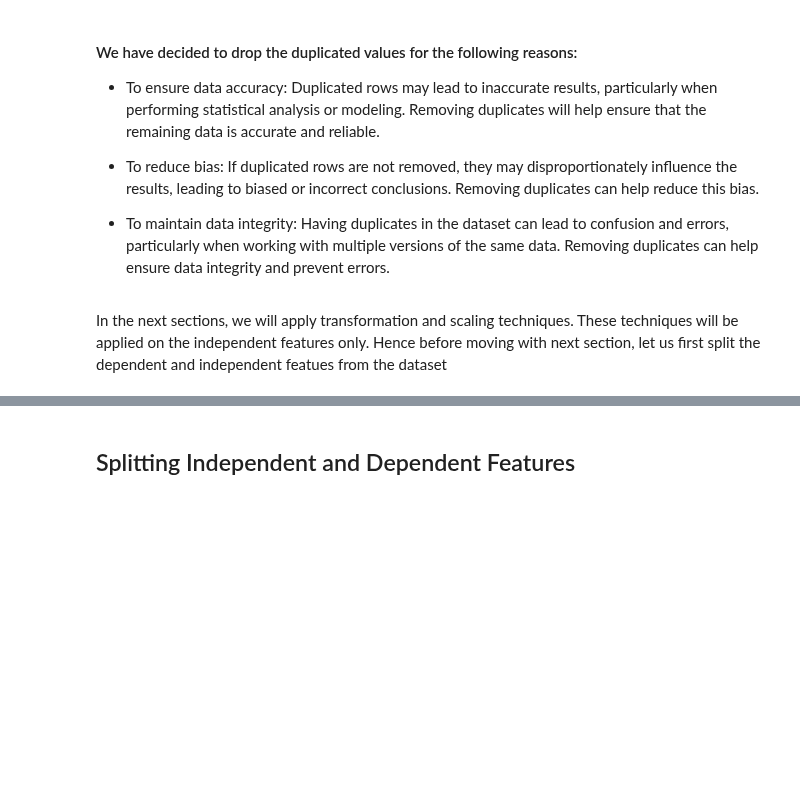
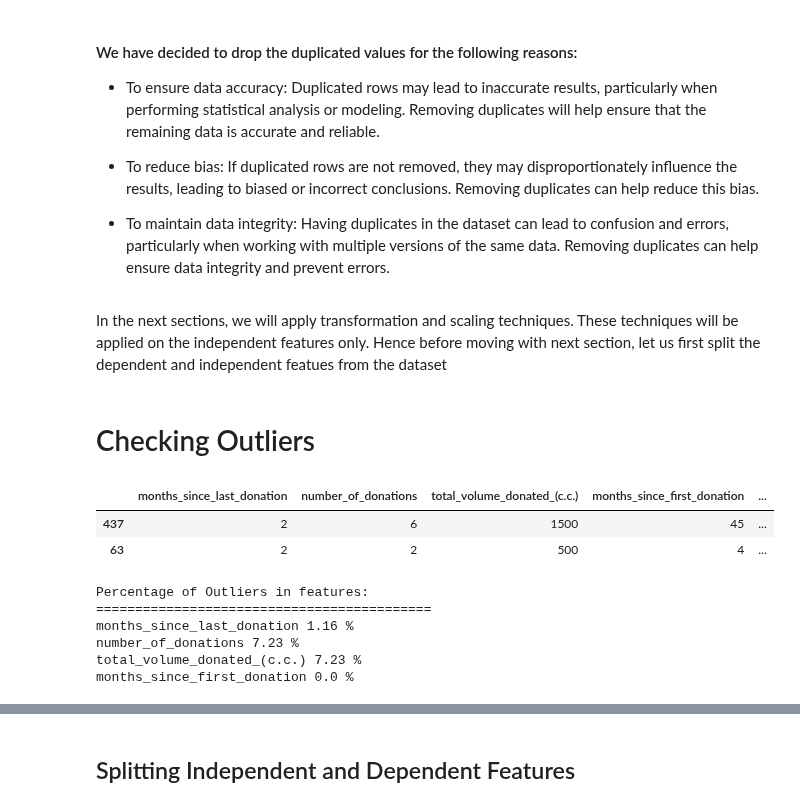
Before and after one commit to mdushetwar/Blood-Donation-Prediction, a Jupyter notebook: BloodDonationPred.ipynb, the cells around one changed output, grey strips where cells are left out. Drawn from its saved outputs; the diff is of its cells as text; code cells hidden in the pictures; blank space fills up the shorter version.

Commit message:
Outlier detection added

```diff
--- a/BloodDonationPred.ipynb
+++ b/BloodDonationPred.ipynb
@@ -439,3 +445,5 @@ train.drop_duplicates(inplace=True)
 test.drop_duplicates(inplace=True)
 # %% [markdown]
 In the next sections, we will apply transformation and scaling techniques. These techniques will be applied on the independent features only. Hence before moving with next section, let us first split the dependent and independent featues from the dataset
+# %% [markdown]
+# Checking Outliers
@@ -441,0 +474,20 @@ In the next sections, we will apply transformation and scaling techniques. These
+# %%
+train.head(2)
+# %% [output]
+|  | months_since_last_donation | number_of_donations | total_volume_donated_(c.c.) | months_since_first_donation | ... |
+| 437 | 2 | 6 | 1500 | 45 | ... |
+| 63 | 2 | 2 | 500 | 4 | ... |
+# %%
+print('Percentage of Outliers in features:')
+print('===========================================')
+print('months_since_last_donation', np.round(len(find_outliers('months_since_last_donation'))/train.shape[0]*100,2),'%')
+print('number_of_donations', np.round(len(find_outliers('number_of_donations'))/train.shape[0]*100,2),'%')
+print('total_volume_donated_(c.c.)', np.round(len(find_outliers('total_volume_donated_(c.c.)'))/train.shape[0]*100,2),'%')
+print('months_since_first_donation', np.round(len(find_outliers('months_since_first_donation'))/train.shape[0]*100, 2),'%')
+# %% [output]
+Percentage of Outliers in features:
+===========================================
+months_since_last_donation 1.16 %
+number_of_donations 7.23 %
+total_volume_donated_(c.c.) 7.23 %
+months_since_first_donation 0.0 %
```
Also changed, not shown: parts of 8 cells of this notebook.
